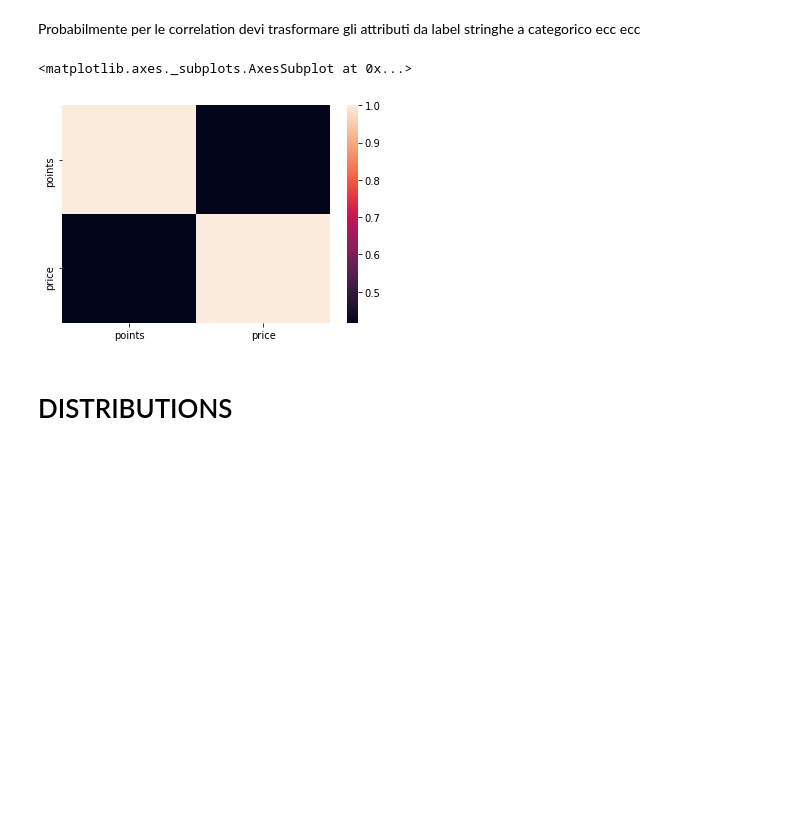
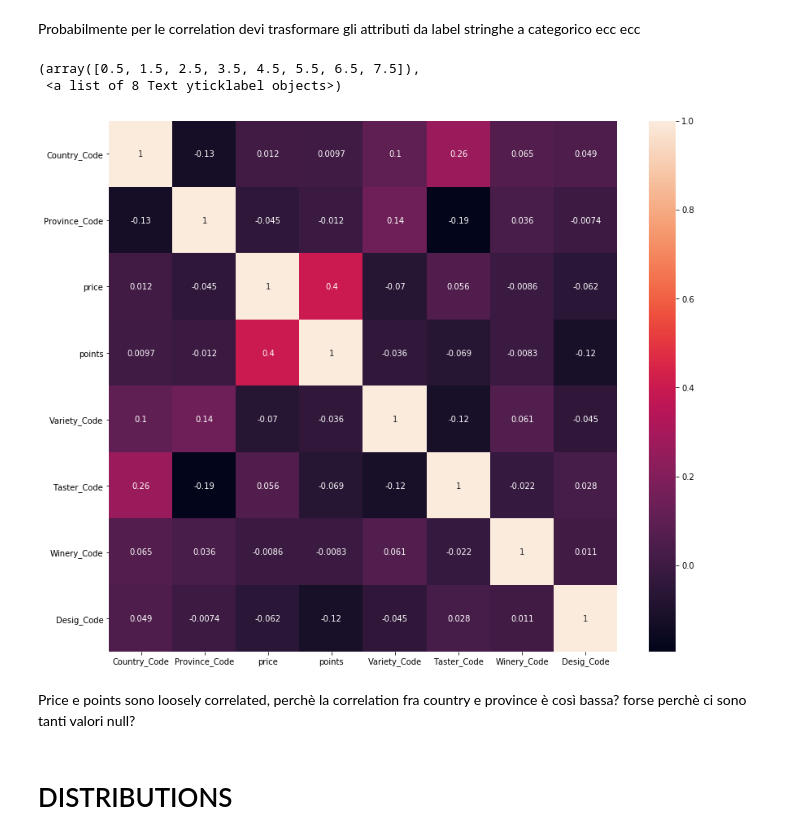
Before and after one commit to Gneur11/bda, a Jupyter notebook: Wine Dataset.ipynb, the cells around one changed output. Drawn from its saved outputs; the diff is of its cells as text; code cells hidden in the pictures; blank space fills up the shorter version.

```diff
--- a/Wine Dataset.ipynb
+++ b/Wine Dataset.ipynb
@@ -88,0 +121,19 @@ array(['Nicosia 2013 Vulkà Bianco  (Etna)',
+# %%
+from sklearn.preprocessing import LabelEncoder
+
+# encode labels with value between 0 and n_classes-1.
+desig_encoder = LabelEncoder()
+taster_encoder = LabelEncoder()
+variety_encoder = LabelEncoder()
+winery_encoder = LabelEncoder()
+country_encoder = LabelEncoder()
+province_encoder = LabelEncoder()
+
+data['Desig_Code'] = desig_encoder.fit_transform(data['designation'])
+data['Taster_Code'] = taster_encoder.fit_transform(data['taster_name'])
+data['Variety_Code'] = variety_encoder.fit_transform(data['variety'])
+data['Winery_Code'] = winery_encoder.fit_transform(data['winery'])
+data['Country_Code'] = winery_encoder.fit_transform(data['country'])
+data['Province_Code'] = winery_encoder.fit_transform(data['province'])
+
+data.head()
@@ -92,15 +167,22 @@ array(['Nicosia 2013 Vulkà Bianco  (Etna)',
 Probabilmente per le correlation devi trasformare gli attributi da label stringhe a categorico ecc ecc
 # %%
 # calculate the correlation matrix
-corr = data.corr()
+data1 = data[["Country_Code","Province_Code","price","points","Variety_Code","Taster_Code","Winery_Code","Desig_Code"]]
+corr = data1.corr()
+plt.subplots(figsize =(14, 12))
 
 # plot the heatmap
 sns.heatmap(corr,
         xticklabels=corr.columns,
-        yticklabels=corr.columns)
+        yticklabels=corr.columns,annot=True)
+plt.xticks(rotation = 0)
+plt.yticks(rotation = 0)
 # %% [output]
-<matplotlib.axes._subplots.AxesSubplot at 0x...>
+(array([0.5, 1.5, 2.5, 3.5, 4.5, 5.5, 6.5, 7.5]),
+ <a list of 8 Text yticklabel objects>)
-[figure, old version]
+[figure, new version]
+# %% [markdown]
+Price e points sono loosely correlated, perchè la correlation fra country e province è così bassa? forse perchè ci sono tanti valori null?
 # %% [markdown]
 # DISTRIBUTIONS
 # %%
```
Also changed, not shown: parts of 20 cells of this notebook.
